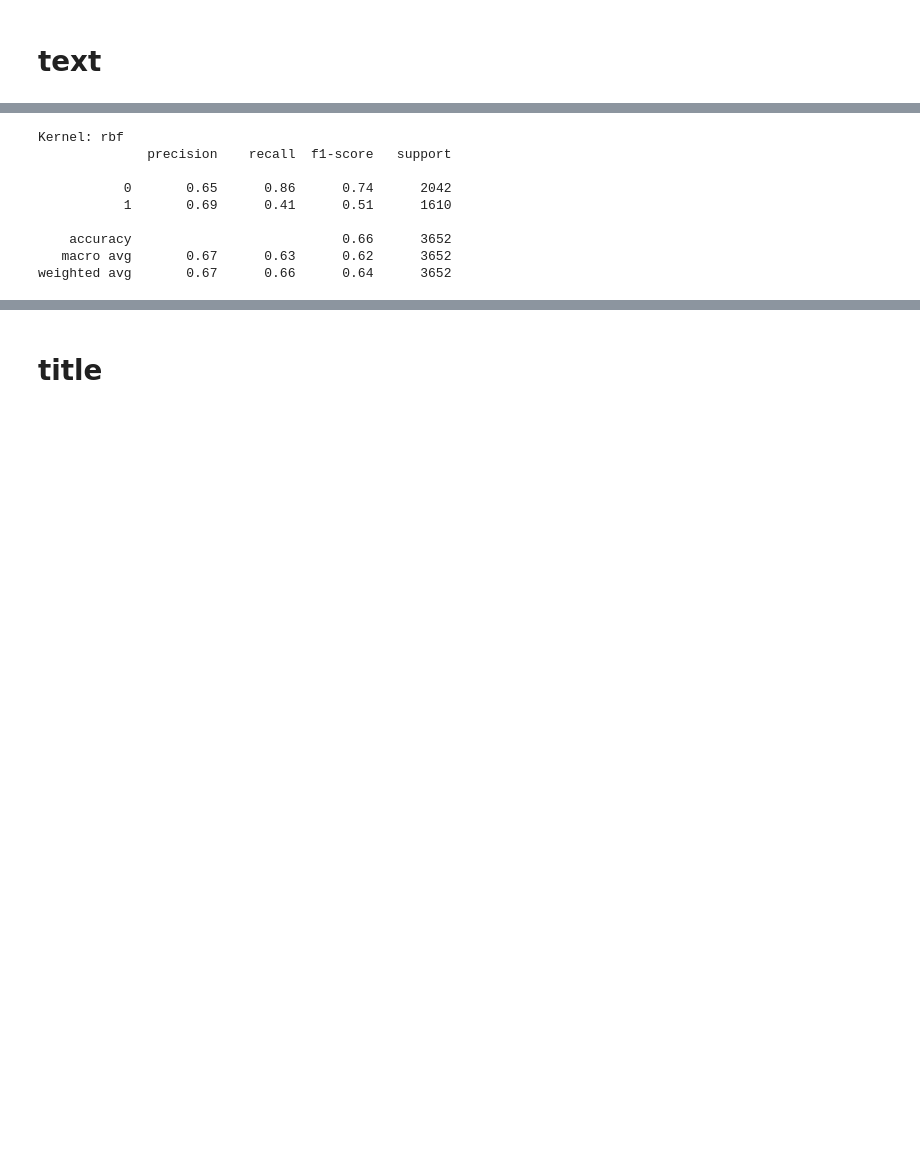
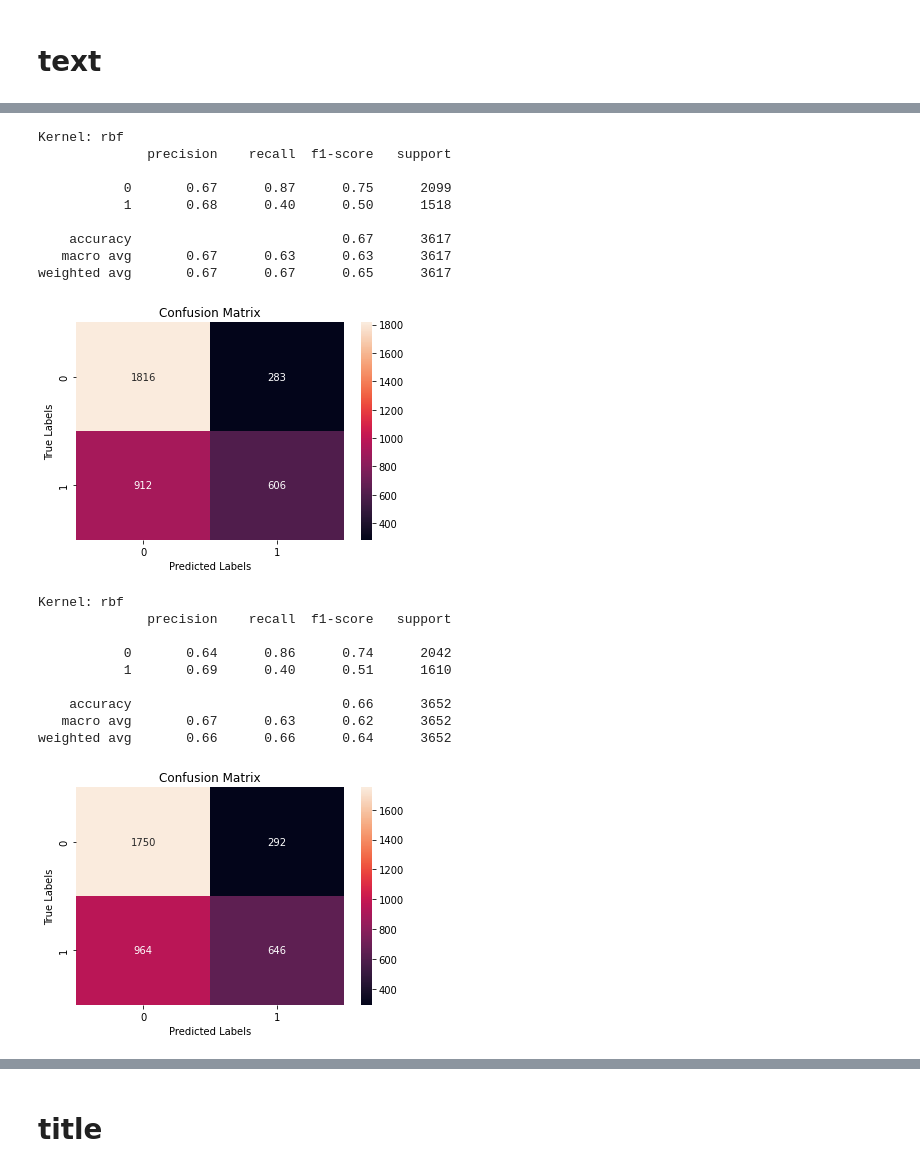
Before and after one commit to arkaprabha10/Fake-News-Detection, a Jupyter notebook: kaggle_dataset_code/svm_v1.ipynb, the cells around one changed output, grey strips where cells are left out. Cells and saved outputs as stored; diff of their text form; code cells hidden in the pictures; blank space fills up the shorter version.

```diff
--- a/kaggle_dataset_code/svm_v1.ipynb
+++ b/kaggle_dataset_code/svm_v1.ipynb
@@ -58,20 +113,40 @@ weighted avg       0.63      0.63      0.63      3652
 # %%
 clf = svm.SVC(kernel='rbf')
 clf.fit(X_train,y_train)
-y_pred_rbf = clf.predict(X_test)
+
+y_pred = clf.predict(X_valid)
 print('Kernel: rbf')
-print(classification_report(y_test,y_pred_rbf))
+print(classification_report(y_valid,y_pred))
 print()
+plot_cm(y_valid,y_pred)
+
+
+y_pred = clf.predict(X_test)
+print('Kernel: rbf')
+print(classification_report(y_test,y_pred))
+print()
+plot_cm(y_test,y_pred)
 # %% [output]
 Kernel: rbf
               precision    recall  f1-score   support
 
-           0       0.65      0.86      0.74      2042
-           1       0.69      0.41      0.51      1610
+           0       0.67      0.87      0.75      2099
+           1       0.68      0.40      0.50      1518
 
-    accuracy                           0.66      3652
-   macro avg       0.67      0.63      0.62      3652
-weighted avg       0.67      0.66      0.64      3652
+    accuracy                           0.67      3617
+   macro avg       0.67      0.63      0.63      3617
+weighted avg       0.67      0.67      0.65      3617
+[figure, added]
+Kernel: rbf
+              precision    recall  f1-score   support
+
+           0       0.64      0.86      0.74      2042
+           1       0.69      0.40      0.51      1610
+
+    accuracy                           0.66      3652
+   macro avg       0.67      0.63      0.62      3652
+weighted avg       0.66      0.66      0.64      3652
+[figure, added]
 # %%
 clf = svm.SVC(kernel='sigmoid')
 clf.fit(X_train,y_train)
```
Also changed, not shown: parts of 16 cells of this notebook, 3 other files.
